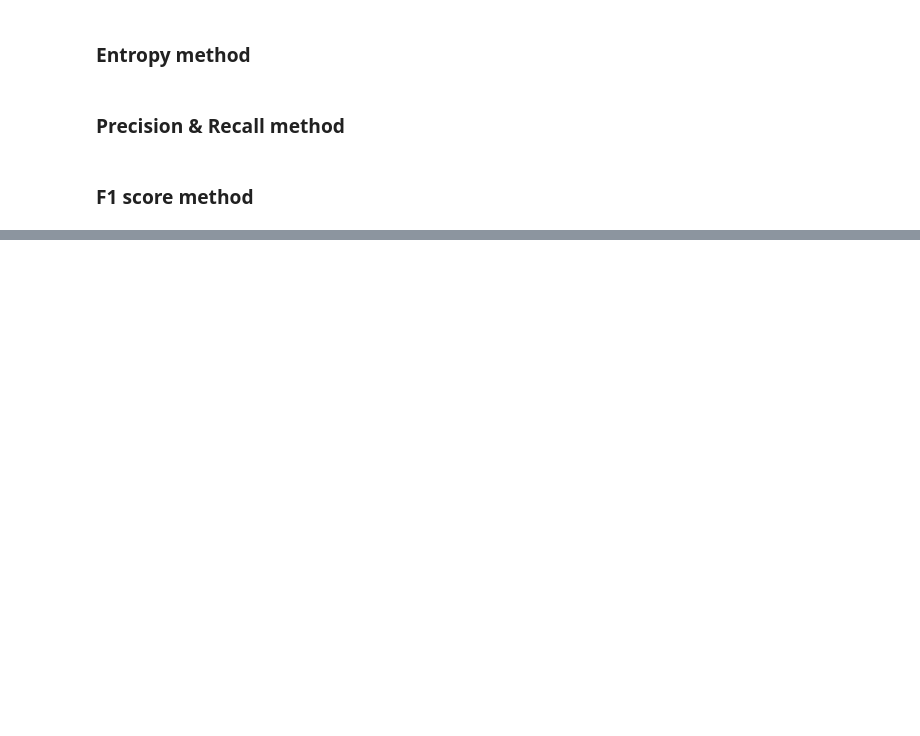
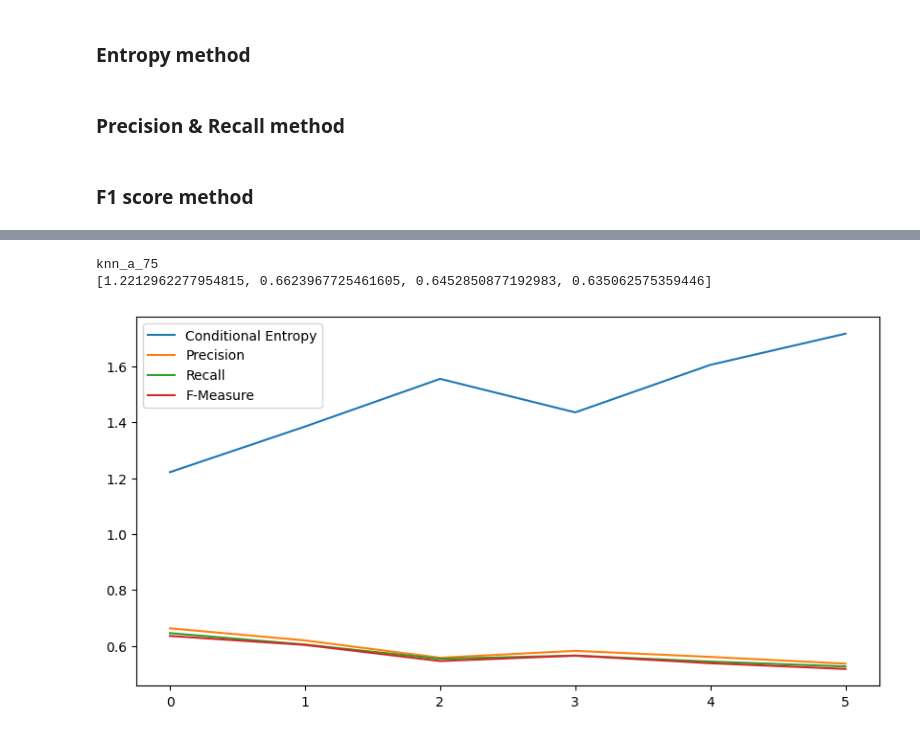
Before and after one commit to YoussefAboelwafa/Activity-Detection, a Jupyter notebook: Spectral-Clustering.ipynb, the cells around one changed output, grey strips where cells are left out. Saved outputs shown, nothing was run; the diff lists cells and outputs as text; code cells hidden in the pictures; blank space fills up the shorter version.

```diff
--- a/Spectral-Clustering.ipynb
+++ b/Spectral-Clustering.ipynb
@@ -380,0 +307,7 @@ def tune_parameters(X, sigma_range):
+# %%
+metrics = get_best_params(labels_dic,y_test)
+plot_metrics(metrics)
+# %% [output]
+knn_a_75
+[1.2212962277954815, 0.6623967725461605, 0.6452850877192983, 0.635062575359446]
+[figure, added]
```
Also changed, not shown: parts of 25 cells of this notebook.
